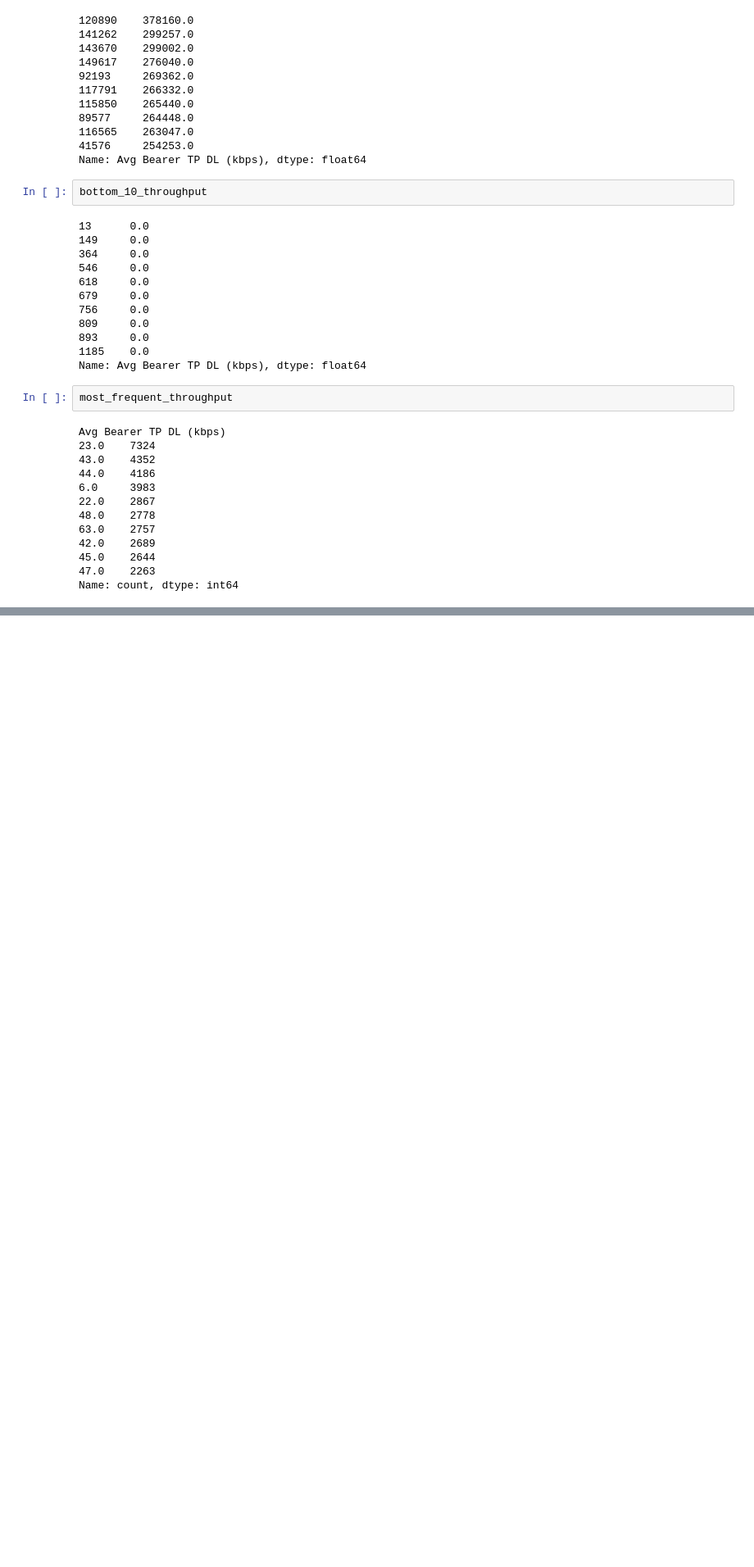
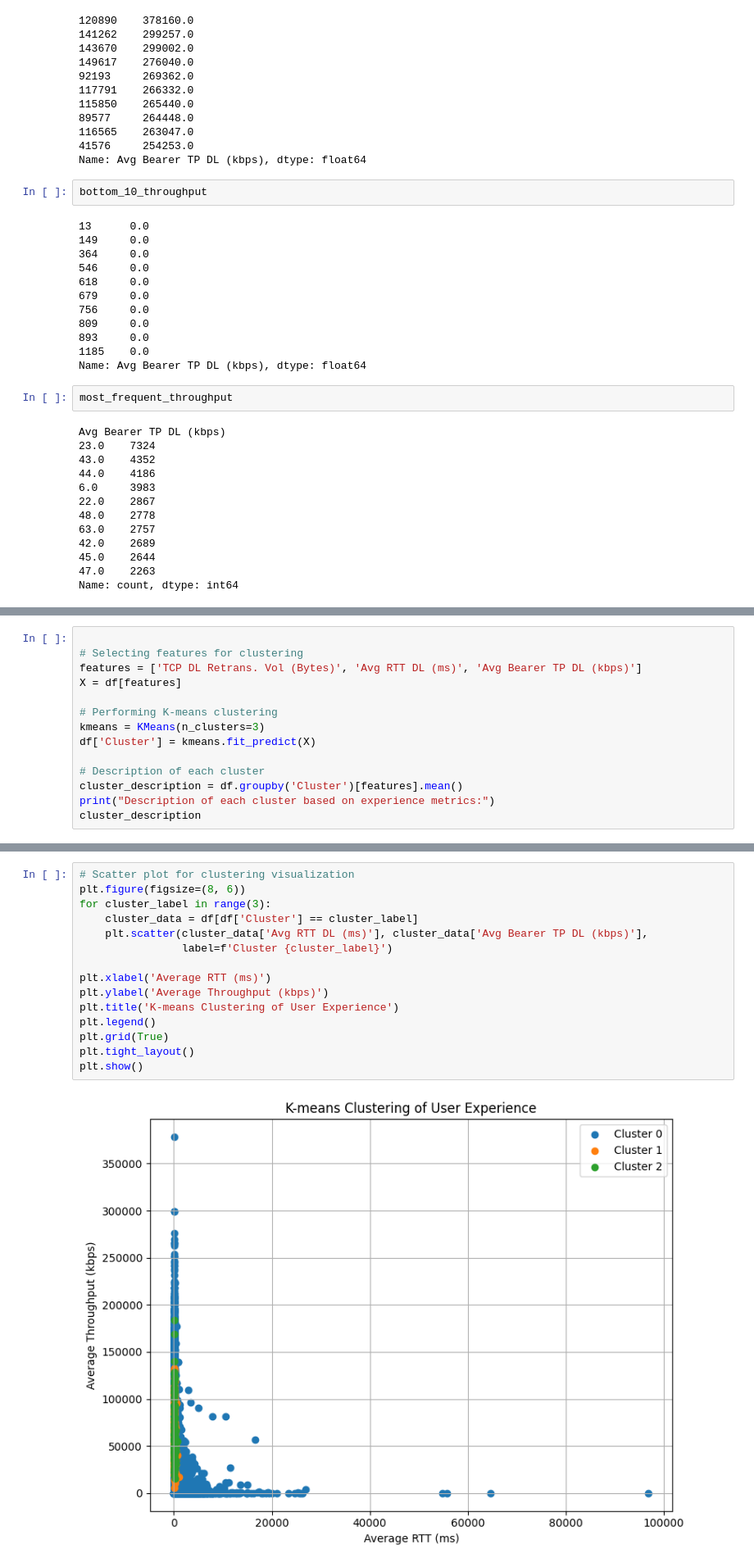
Before and after one commit to olaniSiyum/User_Analytics_in_the_Telecommunication_industry, a Jupyter notebook: notebook/user_experience.ipynb, the cells around one changed output, grey strips where cells are left out. Shown at 82% size. Cells and saved outputs as stored; diff of their text form; blank space fills up the shorter version.

Commit message:
user exp and clustering

```diff
--- a/notebook/user_experience.ipynb
+++ b/notebook/user_experience.ipynb
@@ -256,0 +324,14 @@ Name: count, dtype: int64
+# %%
+
+# Selecting features for clustering
+features = ['TCP DL Retrans. Vol (Bytes)', 'Avg RTT DL (ms)', 'Avg Bearer TP DL (kbps)']
+X = df[features]
+
+# Performing K-means clustering
+kmeans = KMeans(n_clusters=3)
+df['Cluster'] = kmeans.fit_predict(X)
+
+# Description of each cluster
+cluster_description = df.groupby('Cluster')[features].mean()
+print("Description of each cluster based on experience metrics:")
+cluster_description
@@ -256,0 +345,17 @@ Name: count, dtype: int64
+# %%
+# Scatter plot for clustering visualization
+plt.figure(figsize=(8, 6))
+for cluster_label in range(3):
+    cluster_data = df[df['Cluster'] == cluster_label]
+    plt.scatter(cluster_data['Avg RTT DL (ms)'], cluster_data['Avg Bearer TP DL (kbps)'],
+                label=f'Cluster {cluster_label}')
+
+plt.xlabel('Average RTT (ms)')
+plt.ylabel('Average Throughput (kbps)')
+plt.title('K-means Clustering of User Experience')
+plt.legend()
+plt.grid(True)
+plt.tight_layout()
+plt.show()
+# %% [output]
+[figure, added]
```
Also changed, not shown: parts of 7 cells of this notebook.
